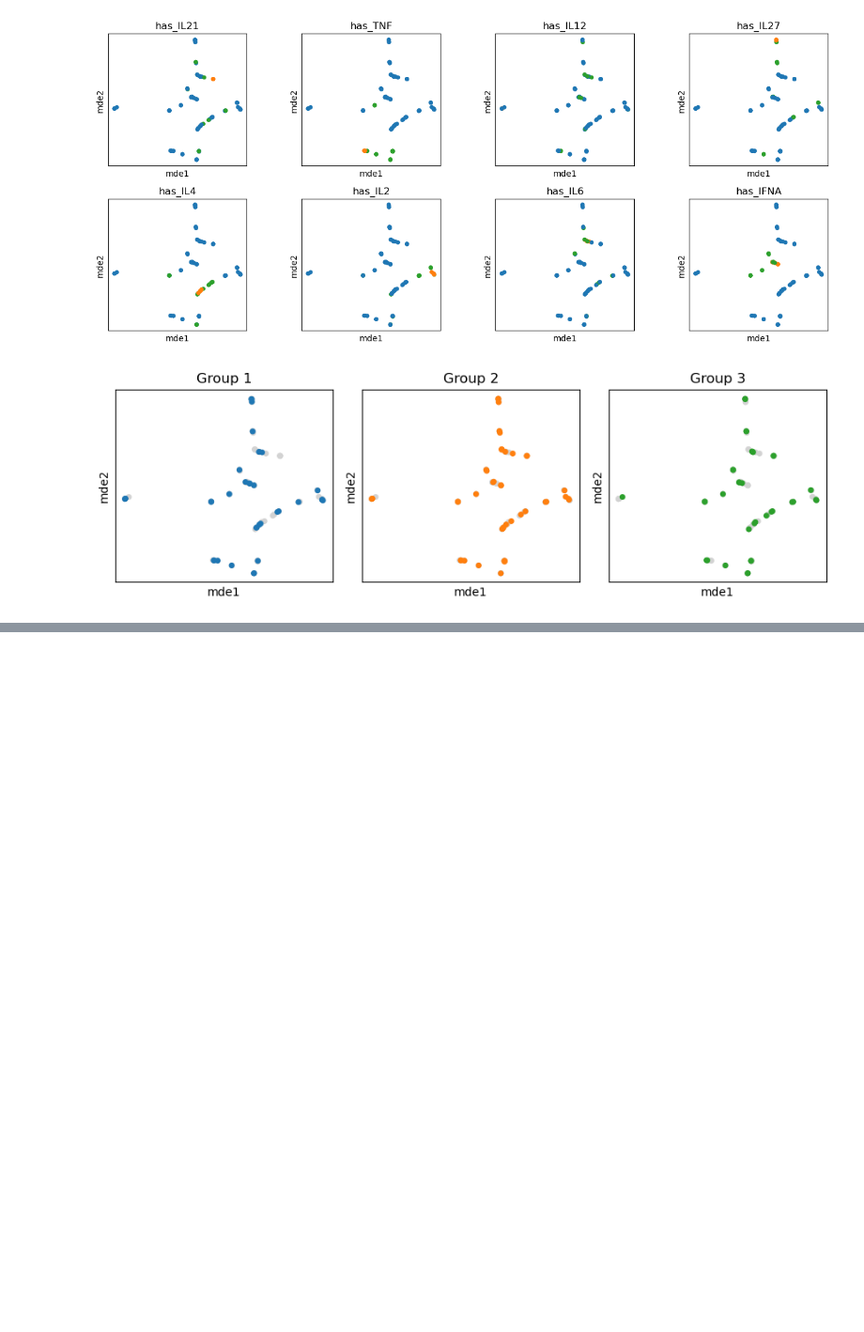
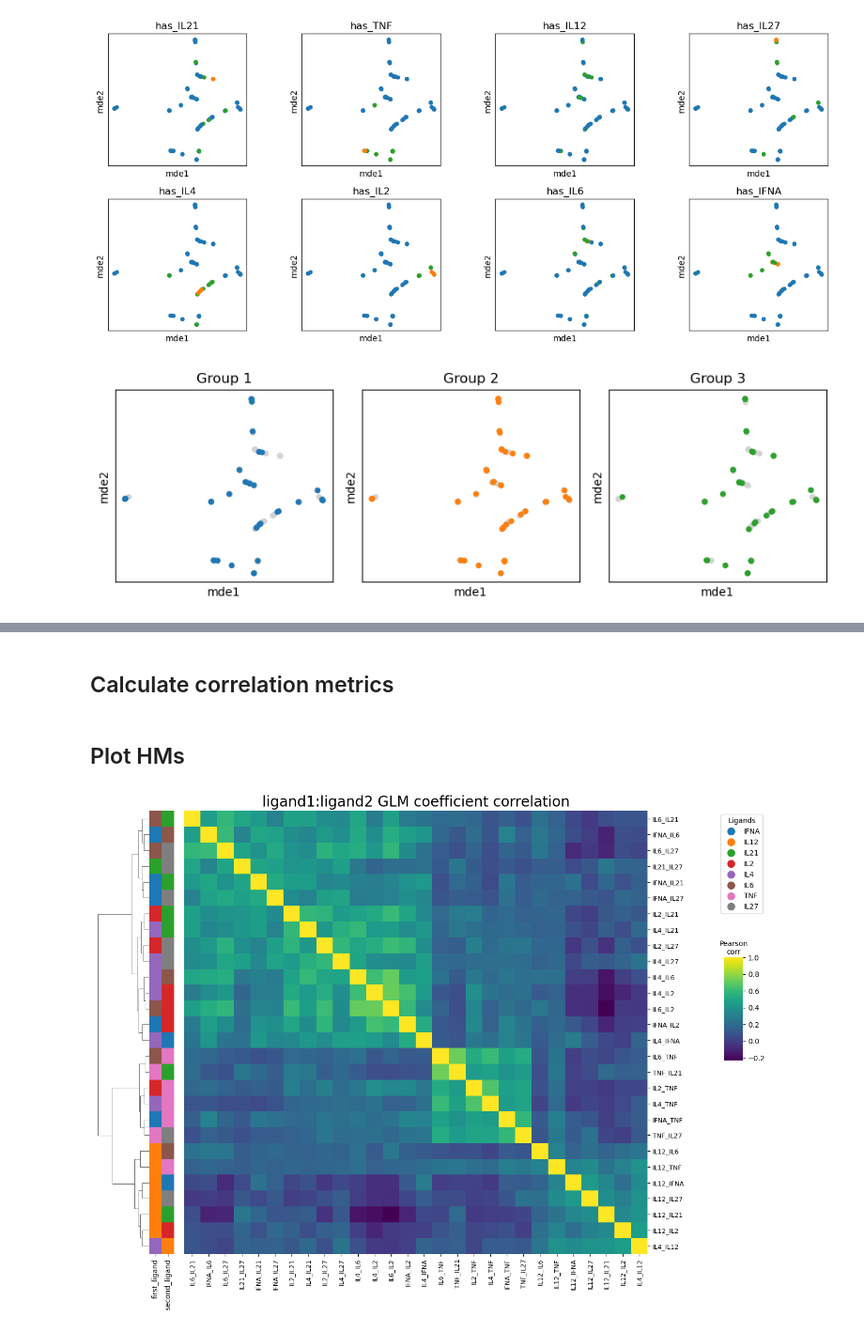
Before and after one commit to eric-y-wang/SIG07, a Jupyter notebook: analysis/correlation_analysis.ipynb, the cells around one changed output, grey strips where cells are left out. Shown at 94% size. Saved outputs shown, nothing was run; the diff lists cells and outputs as text; code cells hidden in the pictures; blank space fills up the shorter version.

```diff
--- a/analysis/correlation_analysis.ipynb
+++ b/analysis/correlation_analysis.ipynb
@@ -576,0 +637,32 @@ sc.pl.umap(adata,color=['phase','group_call_CR'],
+# %% [markdown]
+## Calculate correlation metrics
+# %%
+# make matrix of interaction coefficients
+interCoeff_matrix = glmCoeff.pivot(index='interaction',
+                                   columns='genes',
+                                   values='ligand1:ligand2')
+ligand1_matrix = glmCoeff.pivot(index='interaction',
+                                   columns='genes',
+                                   values='ligand1')
+ligand2_matrix = glmCoeff.pivot(index='interaction',
+                                   columns='genes',
+                                   values='ligand2')
+interCoeffCorr = interCoeff_matrix.T.corr(method='spearman')
+ligand1Corr = ligand1_matrix.T.corr(method='spearman')
+ligand2Corr = ligand2_matrix.T.corr(method='spearman')
+# %%
+anno, unique_ligands, legend_handles = generate_ligand_anno_from_names(interCoeffCorr.index)
+# %% [markdown]
+## Plot HMs
+# %%
+plot_heatmap(
+    corr_matrix=interCoeffCorr,
+    anno=anno,
+    legend_handles=legend_handles,
+    unique_ligands=unique_ligands,
+    title='ligand1:ligand2 GLM coefficient correlation',
+    cmap='viridis',
+    method='ward'
+)
+# %% [output]
+[figure, added]
```
Also changed, not shown: parts of 19 cells of this notebook, 24 other files.
